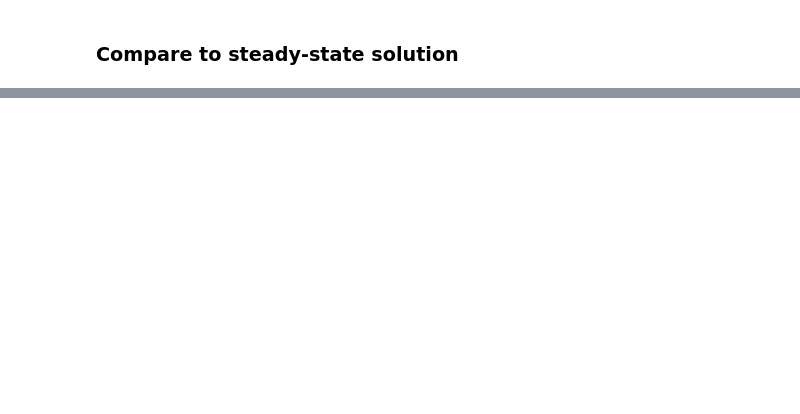
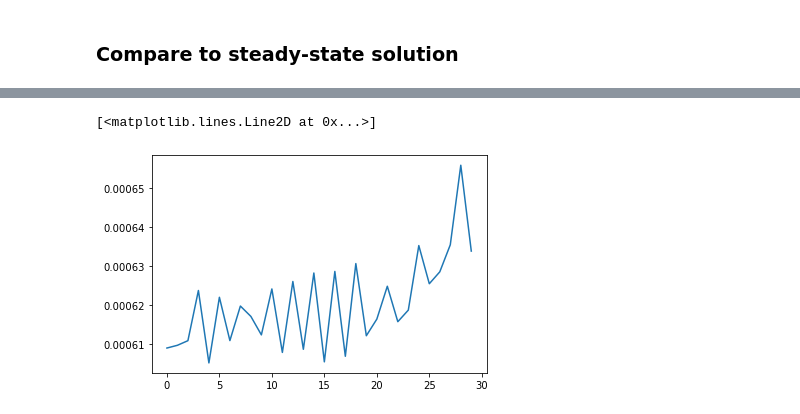
Before and after one commit to Jupiter1994/warped-disks, a Jupyter notebook: reduced-eqs-planets.ipynb, the cells around one changed output, grey strips where cells are left out. Cells and saved outputs as stored; diff of their text form; code cells hidden in the pictures; blank space fills up the shorter version.

```diff
--- a/reduced-eqs-planets.ipynb
+++ b/reduced-eqs-planets.ipynb
@@ -327,27 +356,10 @@ Ws = (Ws + 0.5j*Ws).astype(complex)
 Gs = np.zeros(shape=Rs_torque.shape) # torque G(R)
 Gs = Gs.astype(complex)
 # %%
-fig = plt.figure(figsize=(10, 6))
-
 start = time.time()
-
-Ws_final, Gs_final = integrate(Rs_torque, Gs, Rs_warp, Ws, ts)
+Ws_final, Gs_final = integrate(Rs_torque, Gs, Rs_warp, Ws, ts, inner_Neumann=True,\
+                              outer_Neumann=False)
+## use below line if you want to use a previous sim's results
 # Ws_final, Gs_final = integrate(Rs_torque, Gs_final, Rs_warp, Ws_final, ts)
-
-
 end = time.time()
 print("Elapsed time:", np.round(end - start, 2))
-
-plt.plot(Rs_warp, Ws, c="blue", ls="--", label="initial W")
-plt.plot(Rs_warp, Ws_final, c="blue", label="W(R)")
-plt.plot(Rs_torque, Gs, c="orange", ls="--", label="initial G(R)")
-plt.plot(Rs_torque, Gs_final, c="orange", label="G(R)")
-
-R_a, R_b = 1, 2
-plt.vlines(R_a, 0, 0.1, color="black", linestyle=":")
-plt.vlines(R_b, 0, 0.1, color="black", linestyle=":", label="Gap edges")
-
-plt.scatter([],[], s=0, label="t=" + str(tmax))
-
-plt.legend()
-plt.show()
@@ -358 +418,6 @@ Gs_final[:10]
+# %%
+plt.plot(Gs_final)
+# %% [output]
+[<matplotlib.lines.Line2D at 0x...>]
+[figure, added]
 # %%
```
Also changed, not shown: parts of 11 cells of this notebook.
